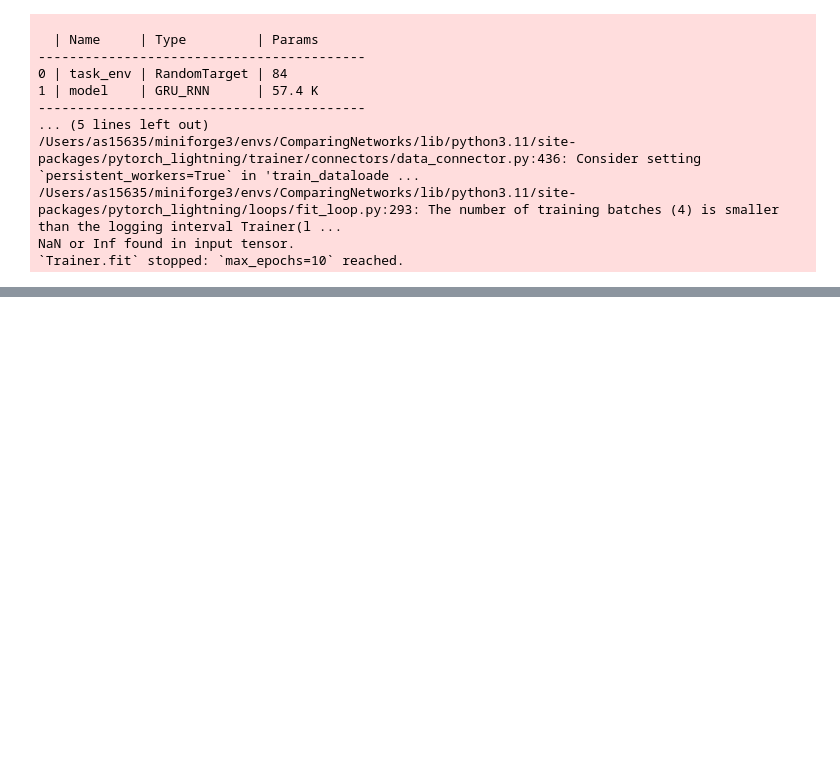
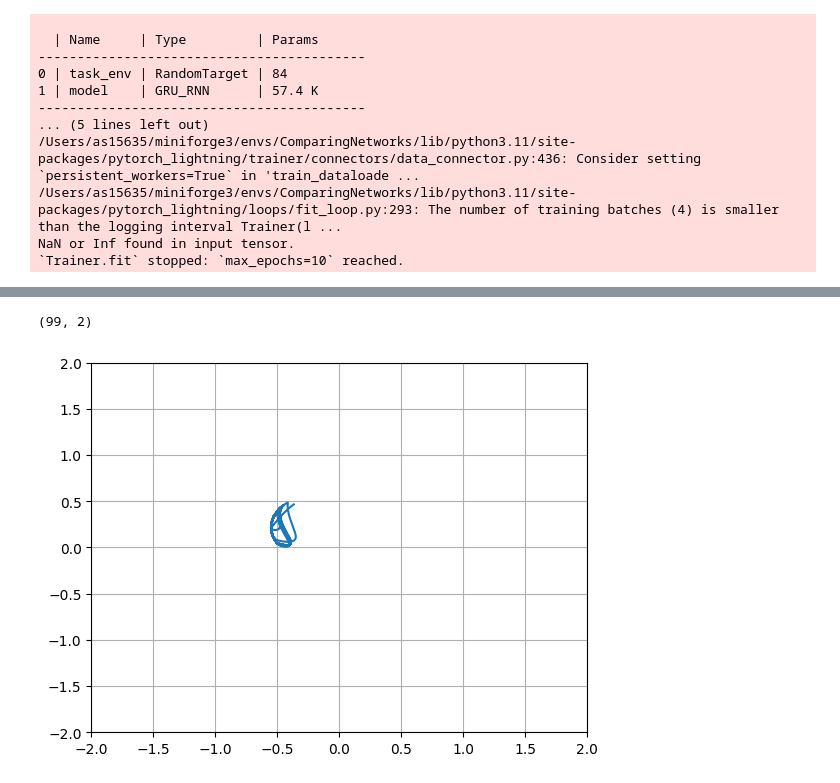
Before and after one commit to baranova-liza/NeuroMatch25, a Jupyter notebook: ForceFieldRandomReachingTask.ipynb, the cells around one changed output, grey strips where cells are left out. Saved outputs shown, nothing was run; the diff lists cells and outputs as text; code cells hidden in the pictures; blank space fills up the shorter version.

Commit message:
Functioning force field modification.

```diff
--- a/ForceFieldRandomReachingTask.ipynb
+++ b/ForceFieldRandomReachingTask.ipynb
@@ -947,7 +946,7 @@ class RandomTarget_forcefield(Environment):
     def __init__(self, *args, **kwargs):
         #putting forcefield here so it isnt used as kwarg for parent class.
         self.force_field = kwargs.pop("force_field", np.array([[0, 0]]))
-
+        print("force field is", self.force_field)
         super().__init__(*args, **kwargs)
 
         self.obs_noise[: self.skeleton.space_dim] = [
@@ -975,6 +974,17 @@ class RandomTarget_forcefield(Environment):
         self.loss_func = RandomTargetLoss(
             position_loss=nn.MSELoss(), pos_weight=pos_weight, act_weight=act_weight
         )
+
+    def step(self, action, deterministic=False, **kwargs):
+        # Add the force field to any existing endpoint_load
+        force_field_tensor = torch.tensor(self.force_field, dtype=torch.float32).to(self.device)
+
+        if 'endpoint_load' in kwargs:
+            kwargs['endpoint_load'] = kwargs['endpoint_load'] + force_field_tensor
+        else:
+            kwargs['endpoint_load'] = force_field_tensor
+
+        return super().step(action, deterministic=deterministic, **kwargs)
 
     def generate_dataset(self, n_samples):
         # Make target circular, change loss function to be pinned at zero
@@ -1020,7 +1030,7 @@ class RandomTarget_forcefield(Environment):
                 )
 
             #we add the force field here, so it can then get loaded into the input_env as normal.
-            env_inputs_mat += self.force_field
+            env_inputs_mat += self.force_field[0,:]
 
             goal_matrix = torch.zeros((self.n_timesteps, self.skeleton.space_dim))
             if catch_trial:
@@ -1065,8 +1075,8 @@ class RandomTarget_forcefield(Environment):
         This is a reach to a random target from a random starting
         position with a delay period.
         """
-        sho_limit = [0, 135]  # mechanical constraints - used to be -90 180
-        elb_limit = [0, 155]
+        sho_limit = [-90, 180]#[0, 135]  # mechanical constraints - used to be -90 180
+        elb_limit = [-90, 180]#[0, 155]
         sho_ang = np.deg2rad(np.random.uniform(sho_limit[0] + 30, sho_limit[1] - 30))
         elb_ang = np.deg2rad(np.random.uniform(elb_limit[0] + 30, elb_limit[1] - 30))
 
@@ -1351,0 +1399,2 @@ analysis_GRU_128_forced.plot_trial_io(num_trials = 7)
+# %%
+rt_task_env_force_field_big= RandomTarget_forcefield(effector = RigidTendonArm26(muscle = MujocoHillMuscle()),force_field=np.array([[-100,10]]))
@@ -1351,0 +1403,8 @@ analysis_GRU_128_forced.plot_trial_io(num_trials = 7)
+# %%
+force_field_tensor = torch.tensor(rt_task_env_force_field_big.force_field, dtype=torch.float32)
+positions=[]
+for i in range(1,500):
+    rt_task_env_force_field_big.step(
+        torch.tensor([[0.1, 0.1, 0.1, 0.1, 0.1, 0.1]]),
+        deterministic=True)
+    positions.append(rt_task_env_force_field_big.effector.joint2cartesian(rt_task_env_force_field_big.effector.states["joint"]).chunk(2, dim=-1)[0].detach().cpu().numpy())
@@ -1351,0 +1431,13 @@ analysis_GRU_128_forced.plot_trial_io(num_trials = 7)
+# %%
+np.vstack(positions).shape
+# %% [output]
+(99, 2)
+# %%
+import matplotlib.pyplot as plt
+plt.plot(np.vstack(positions)[:,0], np.vstack(positions)[:,1])
+#set x and y limits to -2, 2
+plt.xlim(-2, 2)
+plt.ylim(-2, 2)
+plt.grid(True)
+# %% [output]
+[figure, added]
```
Also changed, not shown: parts of 12 cells of this notebook.
